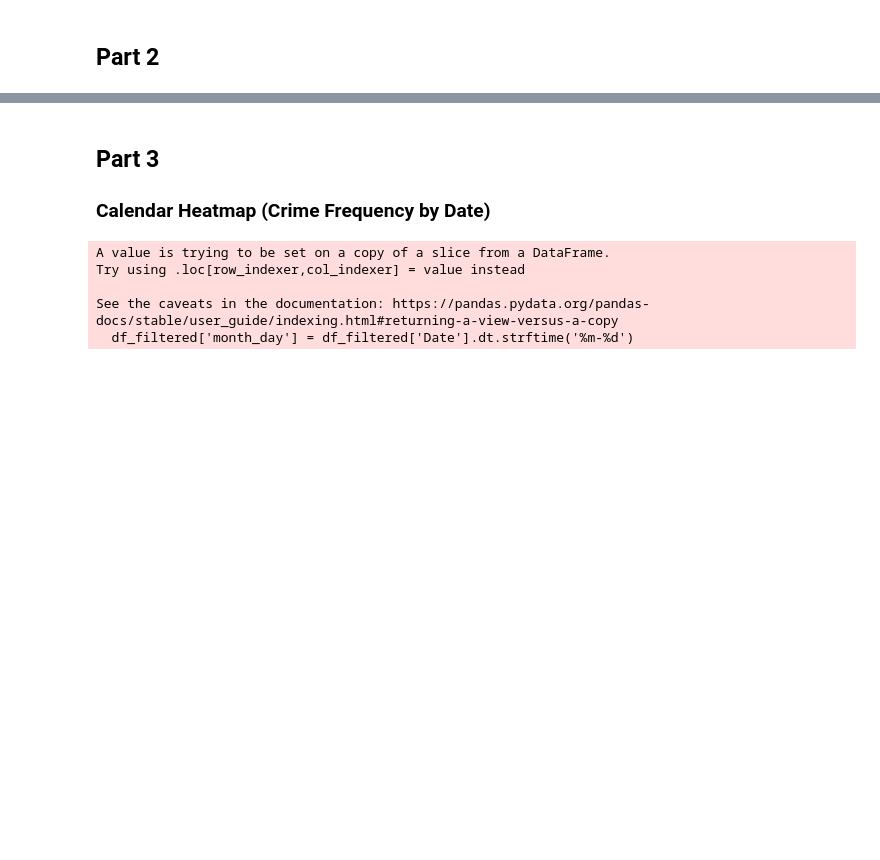
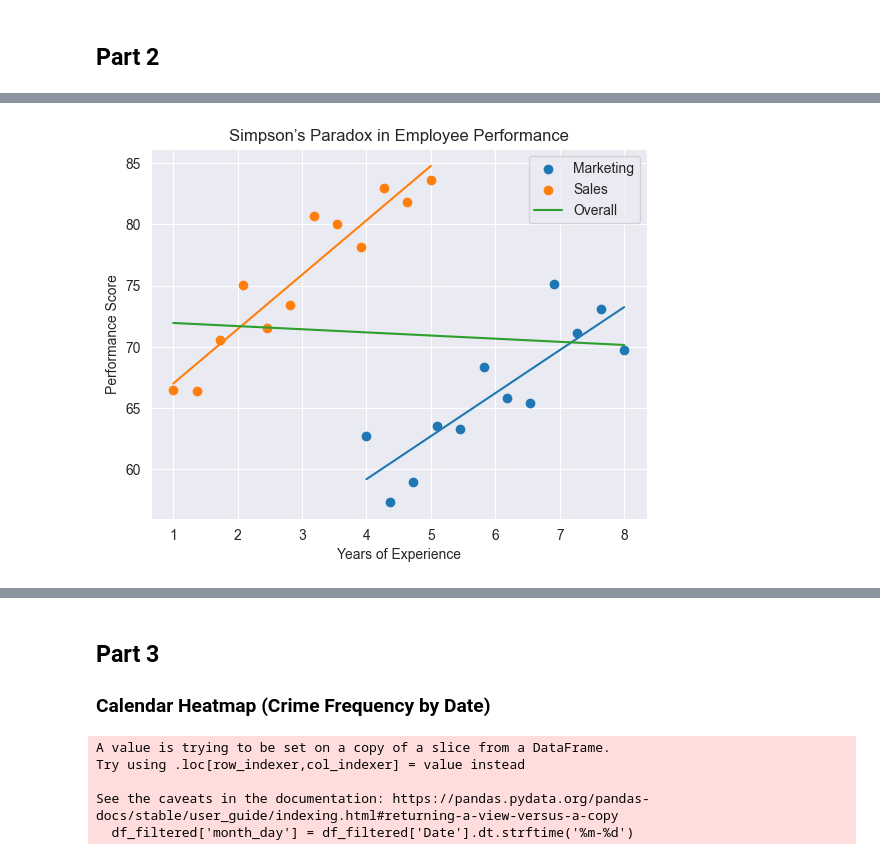
Before and after one commit to mathiaskrois/-socialdata2025-MMC-, a Jupyter notebook: Assignments/A1/A1.ipynb, the cells around one changed output, grey strips where cells are left out. Saved outputs shown, nothing was run; the diff lists cells and outputs as text; code cells hidden in the pictures; blank space fills up the shorter version.

```diff
--- a/Assignments/A1/A1.ipynb
+++ b/Assignments/A1/A1.ipynb
@@ -218,5 +211,7 @@ Finally, Police chief Suneman is interested in the temporal development of only
 # %%
-focuscrimes = set(['WEAPON LAWS', 'PROSTITUTION', 'DRIVING UNDER THE INFLUENCE', 'ROBBERY', 'BURGLARY', 'ASSAULT', 'DRUNKENNESS', 'DRUG/NARCOTIC', 'TRESPASS', 'LARCENY/THEFT', 'VANDALISM', 'VEHICLE THEFT', 'STOLEN PROPERTY', 'DISORDERLY CONDUCT'])
+focuscrimes = {'WEAPON LAWS', 'PROSTITUTION', 'DRIVING UNDER THE INFLUENCE', 'ROBBERY', 'BURGLARY', 'ASSAULT',
+               'DRUNKENNESS', 'DRUG/NARCOTIC', 'TRESPASS', 'LARCENY/THEFT', 'VANDALISM', 'VEHICLE THEFT',
+               'STOLEN PROPERTY', 'DISORDERLY CONDUCT'}
 
 
 # Filter dataset for focus crimes
@@ -226,7 +221,7 @@ df_focus = df[df['Category'].isin(focuscrimes)]
 crime_counts = df_focus.groupby(['Category', 'Year']).size().unstack(fill_value=0)
 
 # Set up subplots
-fig, axes = plt.subplots(nrows=7, ncols=2, figsize=(15, 20))  # Adjust grid based on number of categories
+fig, axes = plt.subplots(nrows=7, ncols=2, figsize=(15, 20))
 axes = axes.flatten()
 
 # Plot each crime category
@@ -237,10 +232,6 @@ for i, (crime, counts) in enumerate(crime_counts.iterrows()):
     ax.set_xlabel('Year')
     ax.set_ylabel('Count')
 
-# Remove empty subplots
-for j in range(i + 1, len(axes)):
-    fig.delaxes(axes[j])
-
 # Adjust layout
 plt.tight_layout()
 plt.show()
@@ -276,3 +275,37 @@ Exploratory data analysis (EDA) focuses on discovering patterns, trends, and rel
+# %%
+# Generate fake data
+np.random.seed(42)
+n = 12
+years_A = np.linspace(1, 5, n)
+performance_A = 60 + 5*years_A + np.random.normal(0, 3, n)
+years_B = np.linspace(4, 8, n)
+performance_B = 50 + 3*years_B + np.random.normal(0, 3, n)
+
+df_ex = pd.concat([
+    pd.DataFrame({'Years': years_A, 'Performance': performance_A, 'Department': 'Sales'}),
+    pd.DataFrame({'Years': years_B, 'Performance': performance_B, 'Department': 'Marketing'})
+], ignore_index=True)
+
+# Plot
+fig, ax = plt.subplots()
+for dept, d in df_ex.groupby('Department'):
+    ax.scatter(d['Years'], d['Performance'], label=dept)
+    s, i = np.polyfit(d['Years'], d['Performance'], 1)
+    x_line = np.linspace(d['Years'].min(), d['Years'].max(), 50)
+    ax.plot(x_line, s*x_line + i)
+
+# Overall trend line
+s_all, i_all = np.polyfit(df_ex['Years'], df_ex['Performance'], 1)
+x_all = np.linspace(df_ex['Years'].min(), df_ex['Years'].max(), 50)
+ax.plot(x_all, s_all*x_all + i_all, label='Overall')
+
+ax.set_xlabel('Years of Experience')
+ax.set_ylabel('Performance Score')
+ax.set_title("Simpson’s Paradox in Employee Performance")
+ax.legend()
+plt.show()
+# %% [output]
+[figure, added]
 # %% [markdown]
 ### 10 Rules for Making Nice Plots
 
```
Also changed, not shown: parts of 38 cells of this notebook.
